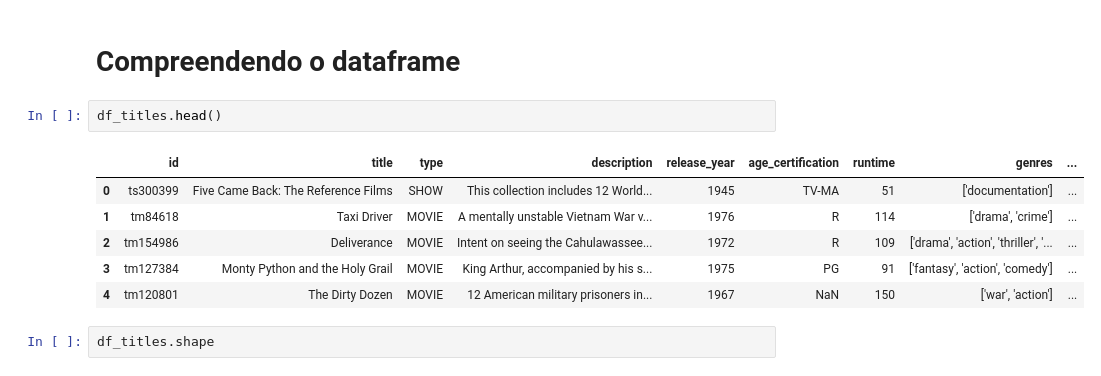
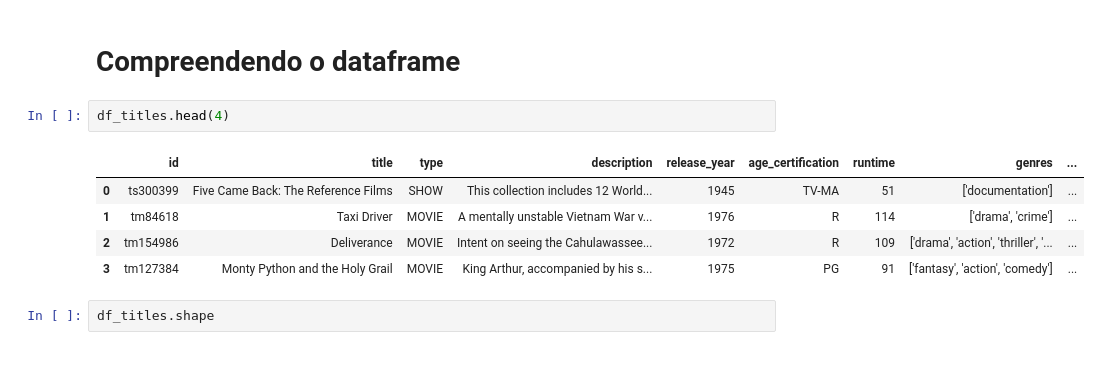
Before and after one commit to TutuBraz/netflix_content_based_recommender, a Jupyter notebook: netflix_content_based_recommender.ipynb, the cells around one changed output. Cells and saved outputs as stored; diff of their text form.

```diff
--- a/netflix_content_based_recommender.ipynb
+++ b/netflix_content_based_recommender.ipynb
@@ -22,14 +29,13 @@ df_titles = pd.read_csv('/content/titles.csv')
 # %% [markdown]
 # Compreendendo o dataframe
 # %%
-df_titles.head()
+df_titles.head(4)
 # %% [output]
 |  | id | title | type | description | release_year | age_certification | runtime | genres | ... |
 | 0 | ts300399 | Five Came Back: The Reference Films | SHOW | This collection includes 12 World... | 1945 | TV-MA | 51 | ['documentation'] | ... |
 | 1 | tm84618 | Taxi Driver | MOVIE | A mentally unstable Vietnam War v... | 1976 | R | 114 | ['drama', 'crime'] | ... |
 | 2 | tm154986 | Deliverance | MOVIE | Intent on seeing the Cahulawassee... | 1972 | R | 109 | ['drama', 'action', 'thriller', '... | ... |
 | 3 | tm127384 | Monty Python and the Holy Grail | MOVIE | King Arthur, accompanied by his s... | 1975 | PG | 91 | ['fantasy', 'action', 'comedy'] | ... |
-| 4 | tm120801 | The Dirty Dozen | MOVIE | 12 American military prisoners in... | 1967 | NaN | 150 | ['war', 'action'] | ... |
 # %%
 df_titles.shape
 # %% [output]
```
Also changed, not shown: parts of 60 cells of this notebook.
